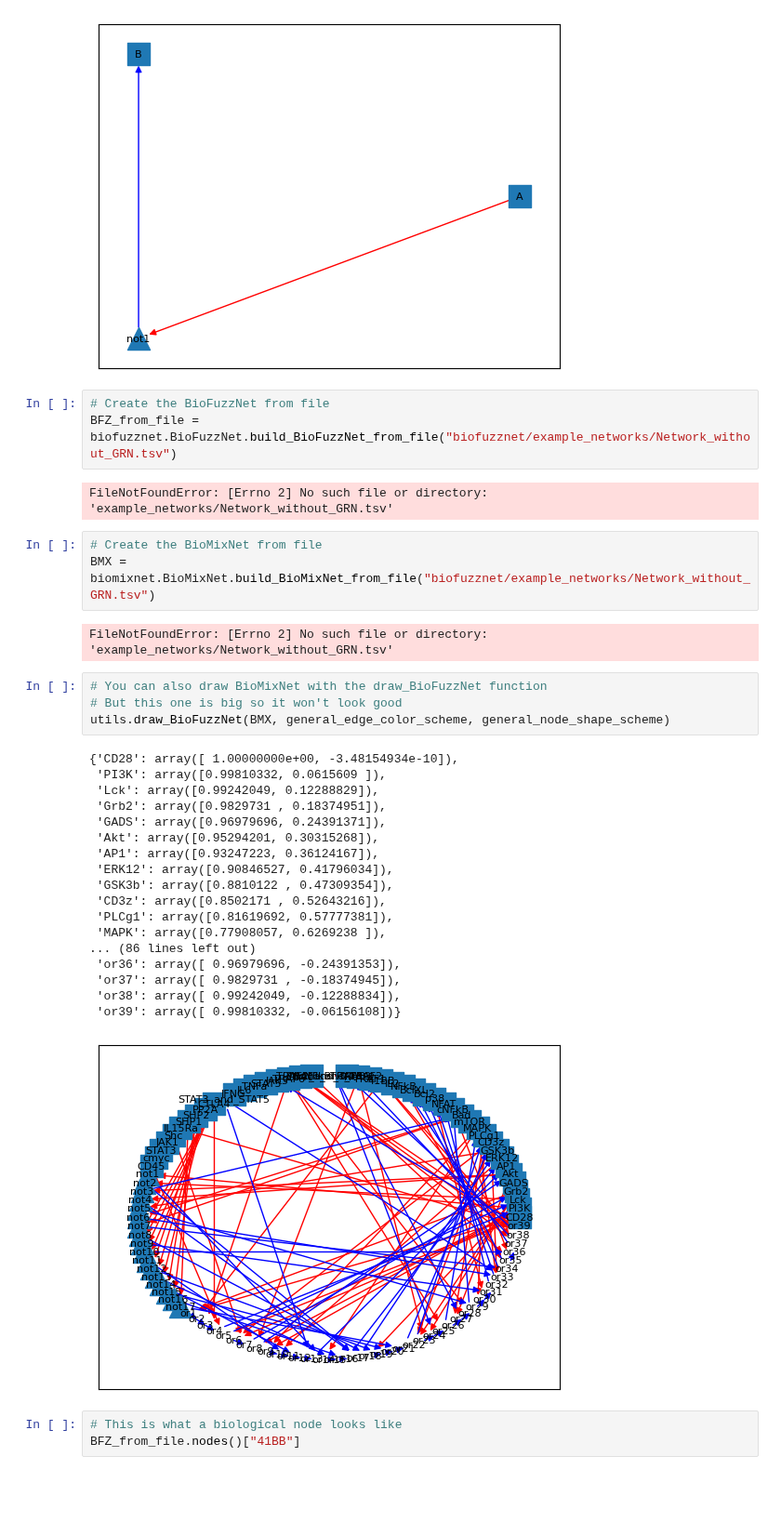
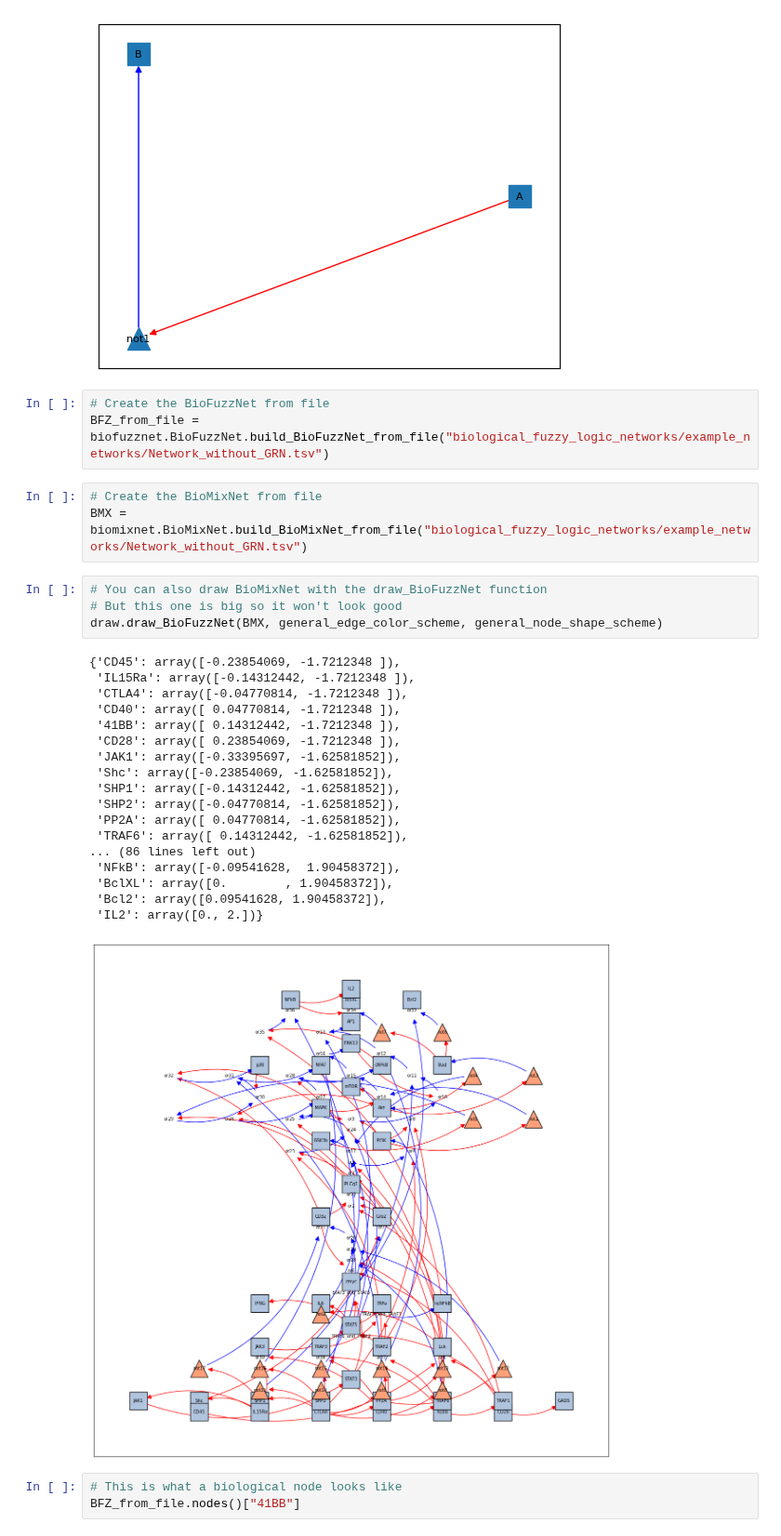
Before and after one commit to c-legac/biofuzznet, a Jupyter notebook: tutorial.ipynb, the cells around one changed output. Shown at 93% size. Saved outputs shown, nothing was run; the diff lists cells and outputs as text; blank space fills up the shorter version.

```diff
--- a/tutorial.ipynb
+++ b/tutorial.ipynb
@@ -60,37 +58,33 @@ utils.draw_BioFuzzNet(G_not_from_list, general_edge_color_scheme, general_node_s
 [figure]
 # %%
 # Create the BioFuzzNet from file
-BFZ_from_file = biofuzznet.BioFuzzNet.build_BioFuzzNet_from_file("biofuzznet/example_networks/Network_without_GRN.tsv")
+BFZ_from_file = biofuzznet.BioFuzzNet.build_BioFuzzNet_from_file("biological_fuzzy_logic_networks/example_networks/Network_without_GRN.tsv")
-# %% [output]
-FileNotFoundError: [Errno 2] No such file or directory: 'example_networks/Network_without_GRN.tsv'
 # %%
 # Create the BioMixNet from file
-BMX = biomixnet.BioMixNet.build_BioMixNet_from_file("biofuzznet/example_networks/Network_without_GRN.tsv")
+BMX = biomixnet.BioMixNet.build_BioMixNet_from_file("biological_fuzzy_logic_networks/example_networks/Network_without_GRN.tsv")
-# %% [output]
-FileNotFoundError: [Errno 2] No such file or directory: 'example_networks/Network_without_GRN.tsv'
 # %%
 # You can also draw BioMixNet with the draw_BioFuzzNet function
 # But this one is big so it won't look good
-utils.draw_BioFuzzNet(BMX, general_edge_color_scheme, general_node_shape_scheme)
+draw.draw_BioFuzzNet(BMX, general_edge_color_scheme, general_node_shape_scheme)
 # %% [output]
-{'CD28': array([ 1.00000000e+00, -3.48154934e-10]),
- 'PI3K': array([0.99810332, 0.0615609 ]),
- 'Lck': array([0.99242049, 0.12288829]),
- 'Grb2': array([0.9829731 , 0.18374951]),
- 'GADS': array([0.96979696, 0.24391371]),
- 'Akt': array([0.95294201, 0.30315268]),
- 'AP1': array([0.93247223, 0.36124167]),
- 'ERK12': array([0.90846527, 0.41796034]),
- 'GSK3b': array([0.8810122 , 0.47309354]),
- 'CD3z': array([0.8502171 , 0.52643216]),
- 'PLCg1': array([0.81619692, 0.57777381]),
- 'MAPK': array([0.77908057, 0.6269238 ]),
+{'CD45': array([-0.23854069, -1.7212348 ]),
+ 'IL15Ra': array([-0.14312442, -1.7212348 ]),
+ 'CTLA4': array([-0.04770814, -1.7212348 ]),
+ 'CD40': array([ 0.04770814, -1.7212348 ]),
+ '41BB': array([ 0.14312442, -1.7212348 ]),
+ 'CD28': array([ 0.23854069, -1.7212348 ]),
+ 'JAK1': array([-0.33395697, -1.62581852]),
+ 'Shc': array([-0.23854069, -1.62581852]),
+ 'SHP1': array([-0.14312442, -1.62581852]),
+ 'SHP2': array([-0.04770814, -1.62581852]),
+ 'PP2A': array([ 0.04770814, -1.62581852]),
+ 'TRAF6': array([ 0.14312442, -1.62581852]),
 ... (86 lines left out)
- 'or36': array([ 0.96979696, -0.24391353]),
- 'or37': array([ 0.9829731 , -0.18374945]),
- 'or38': array([ 0.99242049, -0.12288834]),
- 'or39': array([ 0.99810332, -0.06156108])}
+ 'NFkB': array([-0.09541628,  1.90458372]),
+ 'BclXL': array([0.        , 1.90458372]),
+ 'Bcl2': array([0.09541628, 1.90458372]),
+ 'IL2': array([0., 2.])}
-[figure, old version]
+[figure, new version]
 # %%
 # This is what a biological node looks like
 BFZ_from_file.nodes()["41BB"]
```
Also changed, not shown: parts of 11 cells of this notebook, 2 other files.
